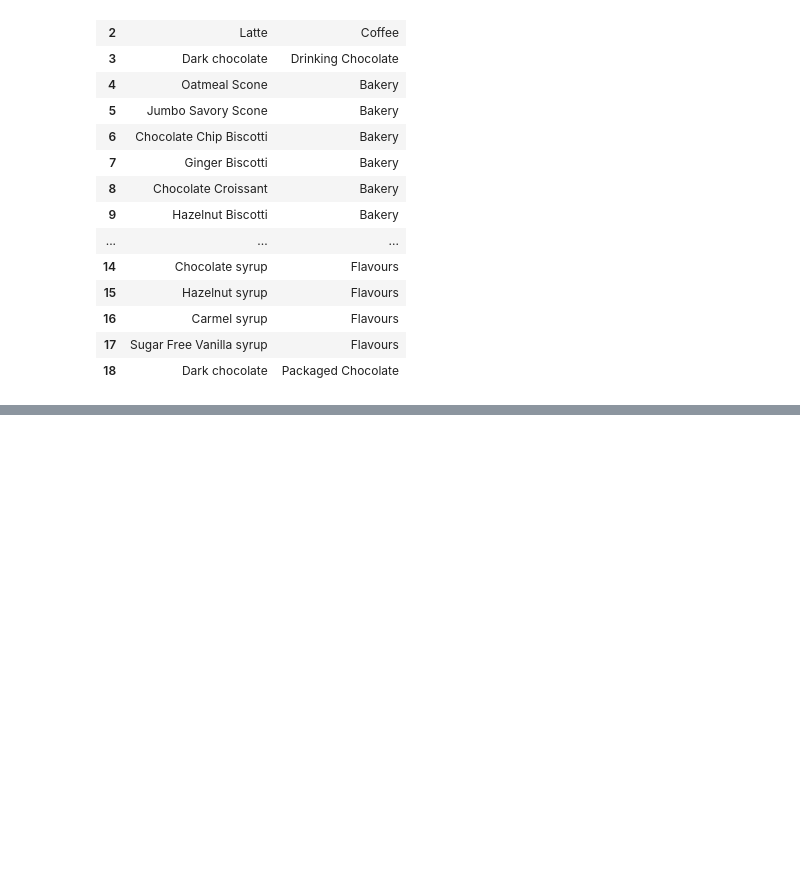
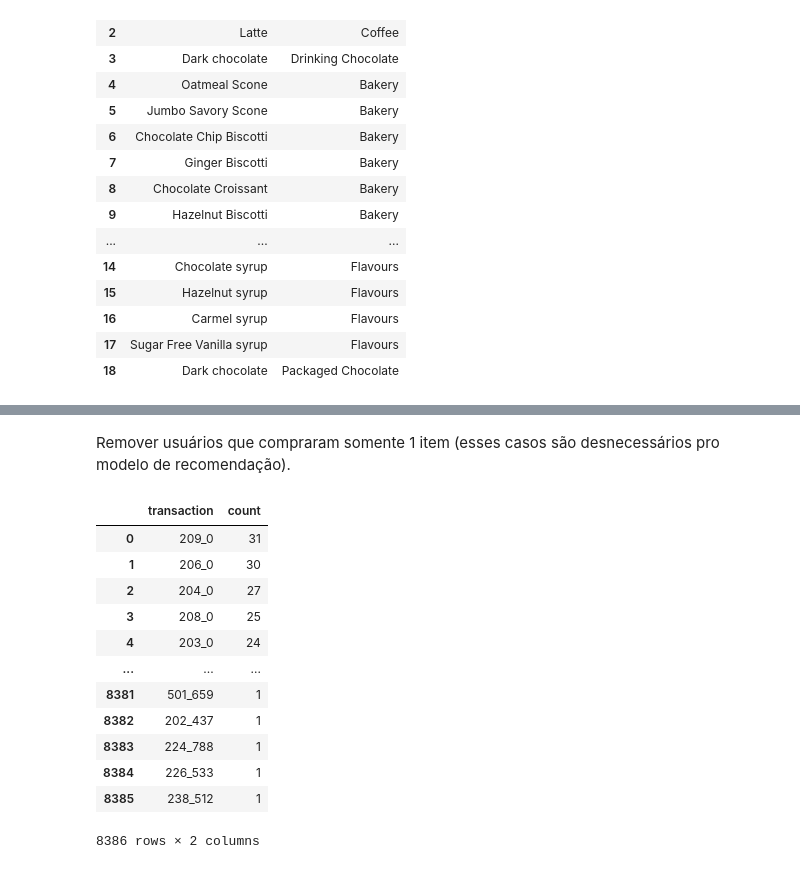
Before and after one commit to alexandreraminelli/coffee-shop-app-with-chatbot, a Jupyter notebook: python_code/recommendation_engine_training.ipynb, the cells around one changed output, grey strips where cells are left out. Drawn from its saved outputs; the diff is of its cells as text; code cells hidden in the pictures; blank space fills up the shorter version.

Commit message:
limpeza das transações do dataset

```diff
--- a/python_code/recommendation_engine_training.ipynb
+++ b/python_code/recommendation_engine_training.ipynb
@@ -204,0 +208,6 @@ display(products_categories)
+# %%
+# Criar nova coluna com o id da transação e do cliente
+dataset["transaction"] = dataset["transaction_id"].astype(str) + "_" + dataset["customer_id"].astype(str)
+# Converte conteúdo das colunas em string e concatena-os
+
+dataset.head()
@@ -204,0 +221,21 @@ display(products_categories)
+# %% [markdown]
+Remover usuários que compraram somente 1 item (esses casos são desnecessários pro modelo de recomendação).
+# %%
+# Criar tabela com a quantidade de produtos por transação
+num_of_items_for_each_transaction = dataset["transaction"].value_counts().reset_index()
+
+num_of_items_for_each_transaction
+# %% [output]
+|  | transaction | count |
+| 0 | 209_0 | 31 |
+| 1 | 206_0 | 30 |
+| 2 | 204_0 | 27 |
+| 3 | 208_0 | 25 |
+| 4 | 203_0 | 24 |
+| ... | ... | ... |
+| 8381 | 501_659 | 1 |
+| 8382 | 202_437 | 1 |
+| 8383 | 224_788 | 1 |
+| 8384 | 226_533 | 1 |
+| 8385 | 238_512 | 1 |
+8386 rows × 2 columns
```
Also changed, not shown: parts of 5 cells of this notebook.
